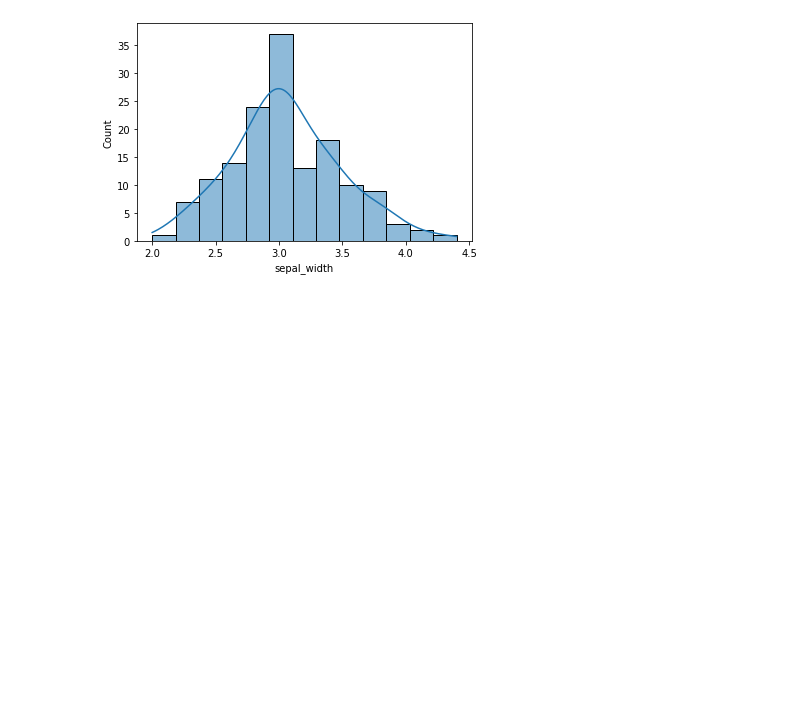
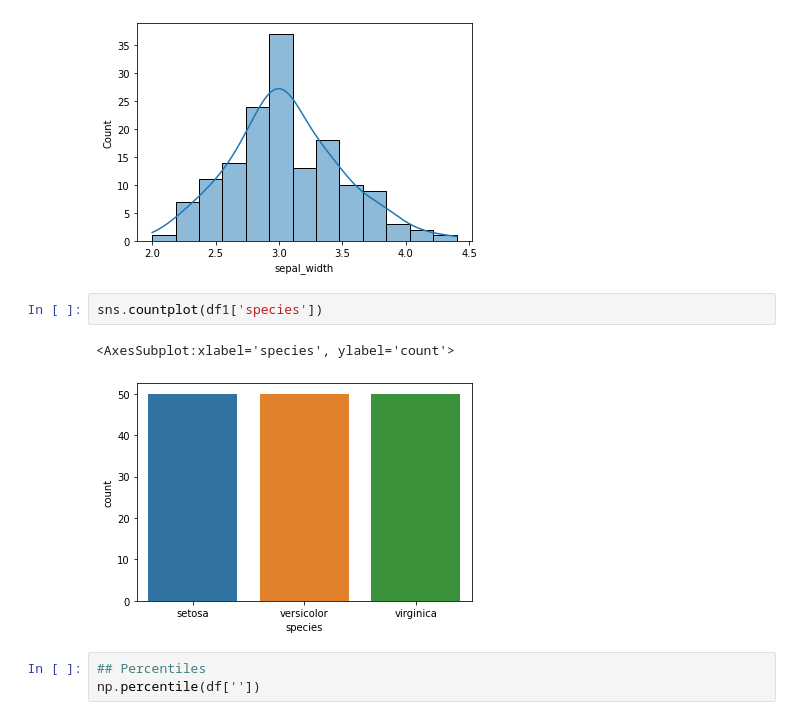
Before and after one commit to TUCchkul/Stastistics, a Jupyter notebook: Mean median mode.ipynb, the cells around one changed output. Saved outputs shown, nothing was run; the diff lists cells and outputs as text; blank space fills up the shorter version.

```diff
--- a/Mean median mode.ipynb
+++ b/Mean median mode.ipynb
@@ -64,3 +64,11 @@ sns.histplot(df1['sepal_width'], kde=True)
 # %% [output]
 <AxesSubplot:xlabel='sepal_width', ylabel='Count'>
 [figure]
+# %%
+sns.countplot(df1['species'])
+# %% [output]
+<AxesSubplot:xlabel='species', ylabel='count'>
+[figure, added]
+# %%
+## Percentiles
+np.percentile(df[''])
```
